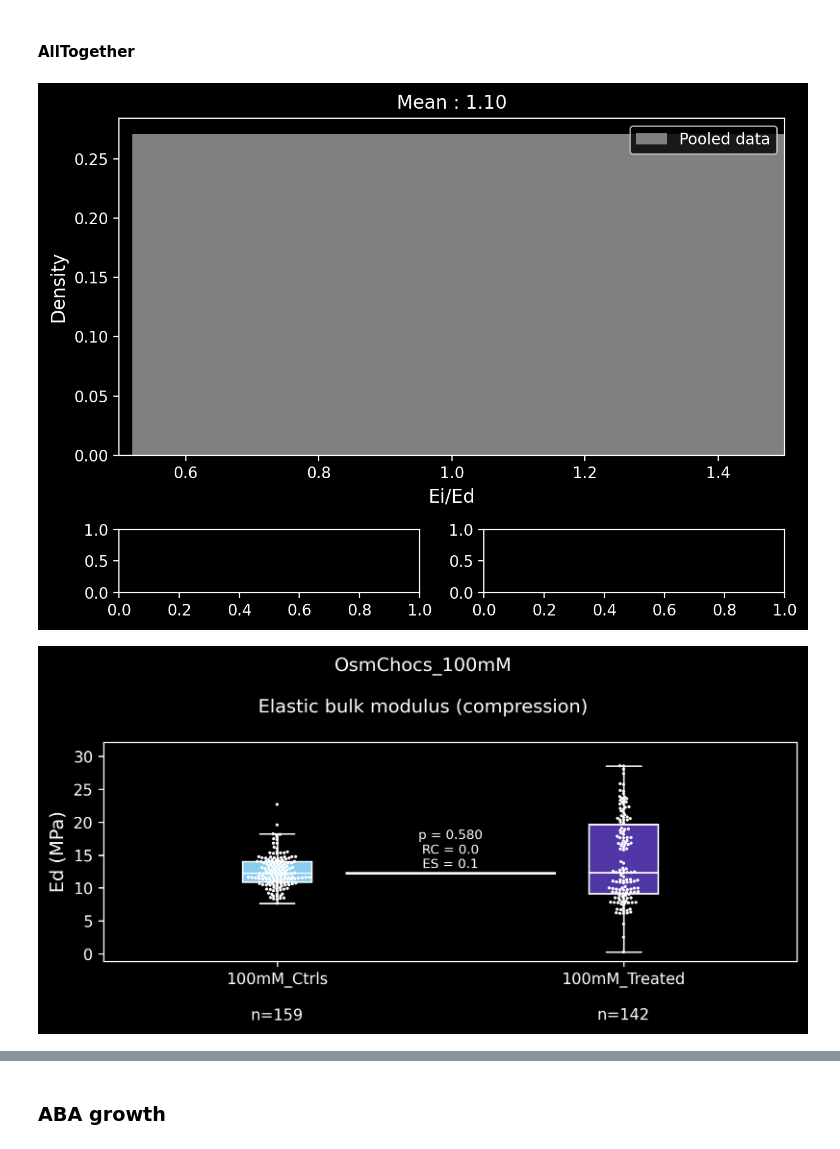
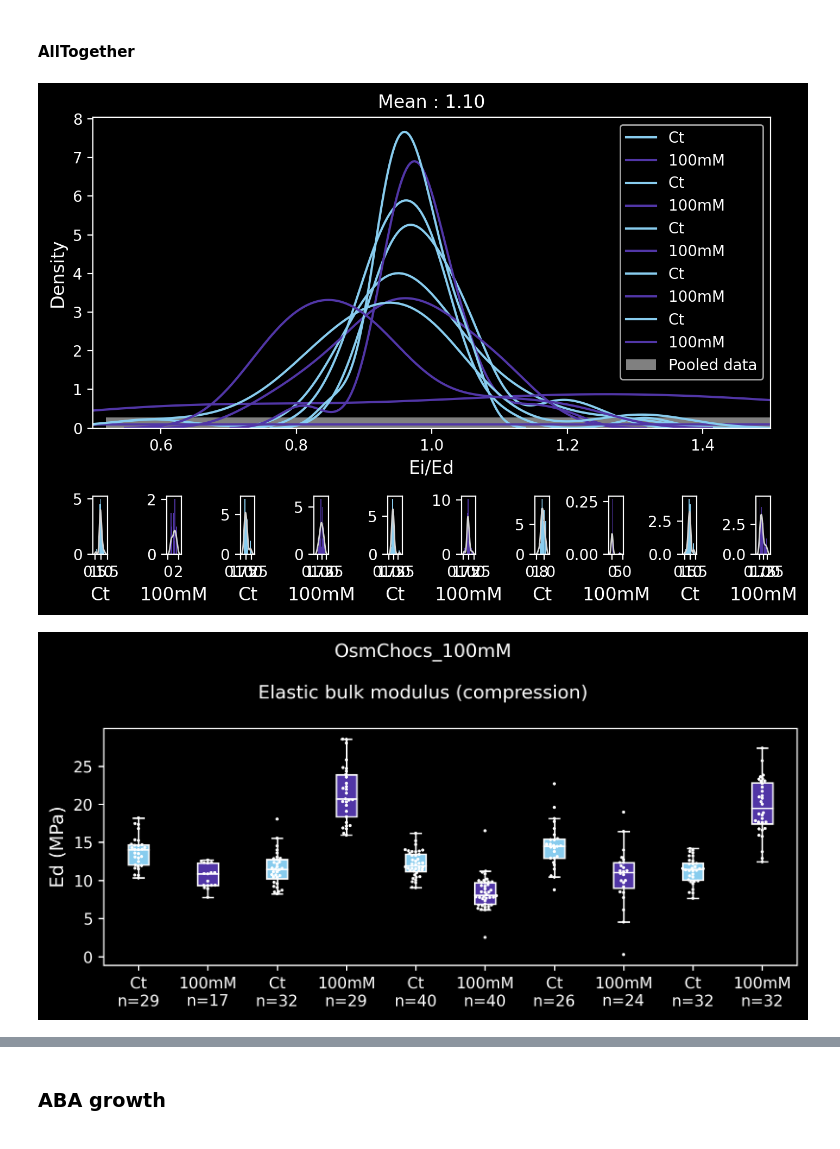
Before and after one commit to VLaplaud-Biophysics/JupyNB, a Jupyter notebook: PropaguleAnalysis/Paper_DataAndFigs.ipynb, the cells around one changed output, grey strips where cells are left out. Drawn from its saved outputs; the diff is of its cells as text; code cells hidden in the pictures.

```diff
--- a/PropaguleAnalysis/Paper_DataAndFigs.ipynb
+++ b/PropaguleAnalysis/Paper_DataAndFigs.ipynb
@@ -655,12 +611,12 @@ compareHydroMech([GD220531_Osmo],
 # vf.dataSummary([GD220928_Ct_Osmo, GD220928_100mM_Osmo],[40,40],
 #             ['Ctrl','100mM growth'],1,'Ecomp','Modulus for hyper osmotic schock','MPa')
 
-# compareHydroMech([GD220301_Ct_Osmo, GD220301_100mM_Osmo, GD220808_Ct_Osmo, GD220808_100mM_Osmo, GD220928_Ct_Osmo,
-#                   GD220928_100mM_Osmo, GD221025_Ct_Osmo, GD221025_100mM_Osmo, GD230201_Ct_Osmo, GD230201_100mM_Osmo],
-#                  ['Ct','100mM','Ct','100mM','Ct','100mM','Ct','100mM','Ct','100mM'],
-#                 [LightBlue,Blue,LightBlue,Blue,LightBlue,Blue,LightBlue,Blue,LightBlue,Blue],
-#                  PFig, 'OsmChocs_100mM', showE = True, showTau = False,showbox = True,showhist = True,
-#                  stats='none',sigpairs=[(0,1),(2,3),(4,5),(6,7),(8,9)],indiplots=False);
+compareHydroMech([GD220301_Ct_Osmo, GD220301_100mM_Osmo, GD220808_Ct_Osmo, GD220808_100mM_Osmo, GD220928_Ct_Osmo,
+                  GD220928_100mM_Osmo, GD221025_Ct_Osmo, GD221025_100mM_Osmo, GD230201_Ct_Osmo, GD230201_100mM_Osmo],
+                 ['Ct','100mM','Ct','100mM','Ct','100mM','Ct','100mM','Ct','100mM'],
+                [LightBlue,Blue,LightBlue,Blue,LightBlue,Blue,LightBlue,Blue,LightBlue,Blue],
+                 PFig, 'OsmChocs_100mM', showE = True, showTau = False,showbox = True,showhist = True,
+                 stats='none',sigpairs=[(0,1),(2,3),(4,5),(6,7),(8,9)],indiplots=False);
 
 
 # compareHydroMech([GD220301_Ct_Osmo, GD220808_Ct_Osmo,  GD220928_Ct_Osmo,
@@ -670,17 +626,17 @@ compareHydroMech([GD220531_Osmo],
 #                  PFig, 'OsmChocs_100mM', showE = True, showTau = False,showbox = True,showhist = True,
 #                  stats='ranksum',indiplots=False);
 
-# compareHydroMech([GD_100mM_Ct_Osmo_LowE,GD_100mM_100mM_Osmo_LowE,GD_100mM_Ct_Osmo_HighE,GD_100mM_100mM_Osmo_HighE],
+# compareHydroMech([GD_Man_Ct_Osmo,GD_Man_Tr_Osmo,GD_100mM_Ct_Osmo_HighE,GD_100mM_100mM_Osmo_HighE],
 #               ['100mM_Ctrls_LowE\n','100mM_Treated_LowE\n','100mM_Ctrls_HighE\n','100mM_Treated_HighE\n'],
 #               [LightBlue,Blue,LightRed,Red],
 #                  PFig, 'OsmChocs_100mM', showE = True, showTau = False,showbox = True,showhist = False,
 #                  stats='ranksum',sigpairs=[(0,1),(2,3),(0,2)],indiplots=False);
 
-compareHydroMech([GD_100mM_Ct_Osmo,GD_100mM_100mM_Osmo],
-              ['100mM_Ctrls\n','100mM_Treated\n'],
-              [LightBlue,Blue],
-                 PFig, 'OsmChocs_100mM', showE = True, showTau = True,showbox = True,showhist = False,
-                 stats='ranksum',indiplots=False);
+# compareHydroMech([GD_100mM_Ct_Osmo,GD_100mM_100mM_Osmo],
+#               ['100mM_Ctrls\n','100mM_Treated\n'],
+#               [LightBlue,Blue],
+#                  PFig, 'OsmChocs_100mM', showE = True, showTau = False,showbox = True,showhist = False,
+#                  stats='ranksum',indiplots=False);
 
 # compareHydroMech([GD_100mM_Ct_Osmo_HighE,GD_100mM_100mM_Osmo_HighE],
 #               ['100mM_Ctrls_HighE\n','100mM_Treated_HighE\n'],
@@ -692,8 +648,8 @@ compareHydroMech([GD_100mM_Ct_Osmo,GD_100mM_100mM_Osmo],
 
 
 
-# GOC_Comp([GD_100mM_Ct_LowE,GD_100mM_100mM_LowE,GD_100mM_Ct_HighE,GD_100mM_100mM_HighE],
-#          [GD_100mM_Ct_Osmo_LowE,GD_100mM_100mM_Osmo_LowE,GD_100mM_Ct_Osmo_HighE,GD_100mM_100mM_Osmo_HighE],
+# GOC_Comp([GD_100mM_Ct_LowE,GD_Man_Tr,GD_100mM_Ct_HighE,GD_100mM_100mM_HighE],
+#          [GD_Man_Ct_Osmo,GD_Man_Tr_Osmo,GD_100mM_Ct_Osmo_HighE,GD_100mM_100mM_Osmo_HighE],
 #          ['GR_ini','GR_end','GR_mean'],['L/H0'],['Initial growth rate (day-1)','Final growthRate (day-1)','Average growth rate (day-1)'],
 #          ['conductivity'],
 #          ['100mM_Ctrls_LowE\n','100mM_Treated_LowE\n','100mM_Ctrls_HighE\n','100mM_Treated_HighE\n'],
@@ -702,34 +658,34 @@ compareHydroMech([GD_100mM_Ct_Osmo,GD_100mM_100mM_Osmo],
 
 
 
 
-# GOC_Comp([GD_100mM_Ct_LowE,GD_100mM_100mM_LowE],
-#          [GD_100mM_Ct_Osmo_LowE,GD_100mM_100mM_Osmo_LowE],
+# GOC_Comp([GD_100mM_Ct_LowE,GD_Man_Tr],
+#          [GD_Man_Ct_Osmo,GD_Man_Tr_Osmo],
 #          ['A0fit','GR_end','GR_mean'],['Ecomp','Erel'],['Aire initiale avant croissance','Final growthRate (day-1)','Average growth rate (day-1)'],
 #          ['Ed (MPa)','Ei (Mpa)'],
 #          ['100mM_Ctrls_LowE\n','100mM_Treated_LowE\n'],
 #           ['gray',LightBlue,Blue],
 #           PlotFits=True,PlotStats=True,Norm=False,PooledOnly=False,CorrType = 'spearman')
 
 # GOC_Comp([GD_100mM_Ct_HighE,GD_100mM_100mM_HighE],
 #          [GD_100mM_Ct_Osmo_HighE,GD_100mM_100mM_Osmo_HighE],
 #          ['GR_end','GR_mean'],['Ecomp','Erel'],['Final growthRate (day-1)','Average growth rate (day-1)'],
 #          ['Ed (MPa)','Ei (Mpa)'],
 #          ['100mM_Ctrls_HighE\n','100mM_Treated_HighE\n'],
 #           ['gray',LightRed,Red],
 #           PlotFits=False,PlotStats=True,Norm=False,PooledOnly=False,CorrType = 'spearman')
 
 
 
 # GOC_Comp([GD220301_Ct, GD220301_100mM, GD220808_Ct, GD220808_100mM, GD220928_Ct,
 #                   GD220928_100mM, GD221025_Ct, GD221025_100mM, GD230201_Ct, GD230201_100mM],
 #          [GD220301_Ct_Osmo, GD220301_100mM_Osmo, GD220808_Ct_Osmo, GD220808_100mM_Osmo, GD220928_Ct_Osmo,
 #                   GD220928_100mM_Osmo, GD221025_Ct_Osmo, GD221025_100mM_Osmo, GD230201_Ct_Osmo, GD230201_100mM_Osmo],
 #          ['GR_ini','GR_end'],['L/H0'],['Initial growthRate (day-1)','Final growthRate (day-1)'],
 #          ['Conductivity'],
 #          ['Ct','100mM','Ct','100mM','Ct','100mM','Ct','100mM','Ct','100mM'],
 #             ['gray',LightBlue,Blue],
 #           PlotFits=True,PlotStats=True,Norm=False,CorrType = 'spearman')
 # %% [output]
-[figure, old version]
+[figure, new version]
-[figure, old version]
+[figure, new version]
```
Also changed, not shown: parts of 13 cells of this notebook.
